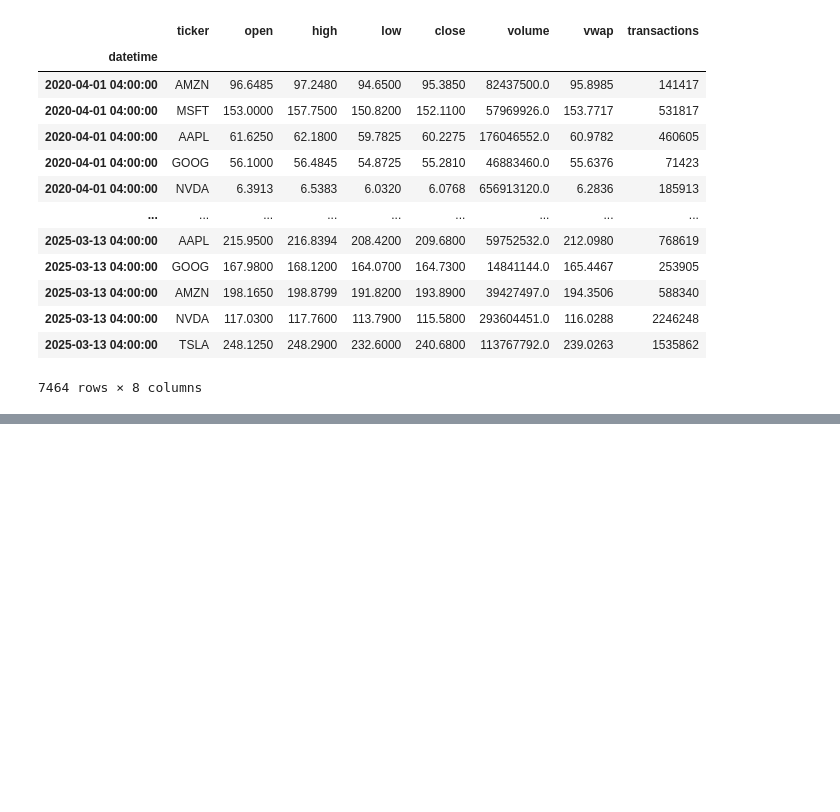
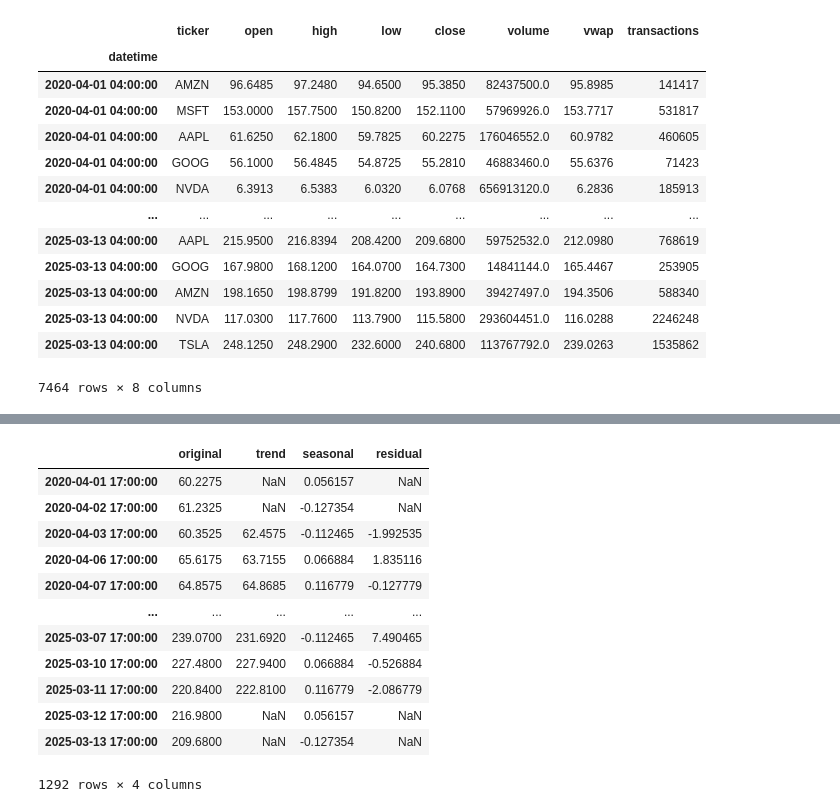
Before and after one commit to akey7/fuzzy-system-research, a Jupyter notebook: portfolio_decomposition.ipynb, the cells around one changed output, grey strips where cells are left out. Drawn from its saved outputs; the diff is of its cells as text; code cells hidden in the pictures; blank space fills up the shorter version.

```diff
--- a/portfolio_decomposition.ipynb
+++ b/portfolio_decomposition.ipynb
@@ -57,0 +63,16 @@ Index(['AAPL', 'AMZN', 'GOOG', 'MSFT', 'NVDA', 'TSLA'], dtype='object', name='ti
+# %%
+ticker_decomps["AAPL"]
+# %% [output]
+|  | original | trend | seasonal | residual |
+| 2020-04-01 17:00:00 | 60.2275 | NaN | 0.056157 | NaN |
+| 2020-04-02 17:00:00 | 61.2325 | NaN | -0.127354 | NaN |
+| 2020-04-03 17:00:00 | 60.3525 | 62.4575 | -0.112465 | -1.992535 |
+| 2020-04-06 17:00:00 | 65.6175 | 63.7155 | 0.066884 | 1.835116 |
+| 2020-04-07 17:00:00 | 64.8575 | 64.8685 | 0.116779 | -0.127779 |
+| ... | ... | ... | ... | ... |
+| 2025-03-07 17:00:00 | 239.0700 | 231.6920 | -0.112465 | 7.490465 |
+| 2025-03-10 17:00:00 | 227.4800 | 227.9400 | 0.066884 | -0.526884 |
+| 2025-03-11 17:00:00 | 220.8400 | 222.8100 | 0.116779 | -2.086779 |
+| 2025-03-12 17:00:00 | 216.9800 | NaN | 0.056157 | NaN |
+| 2025-03-13 17:00:00 | 209.6800 | NaN | -0.127354 | NaN |
+1292 rows × 4 columns
```
Also changed, not shown: parts of 3 cells of this notebook.
